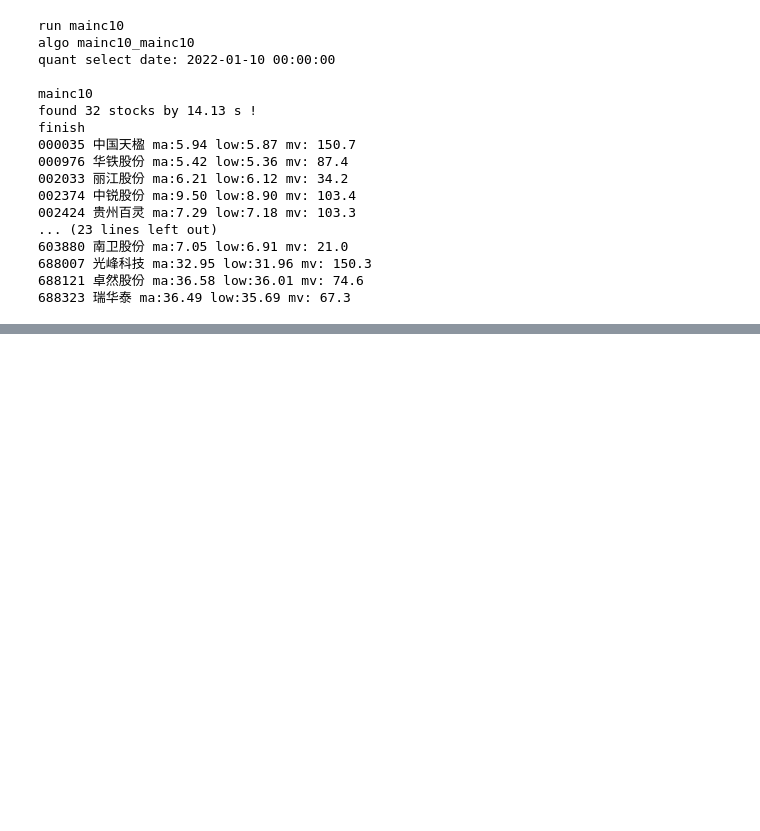
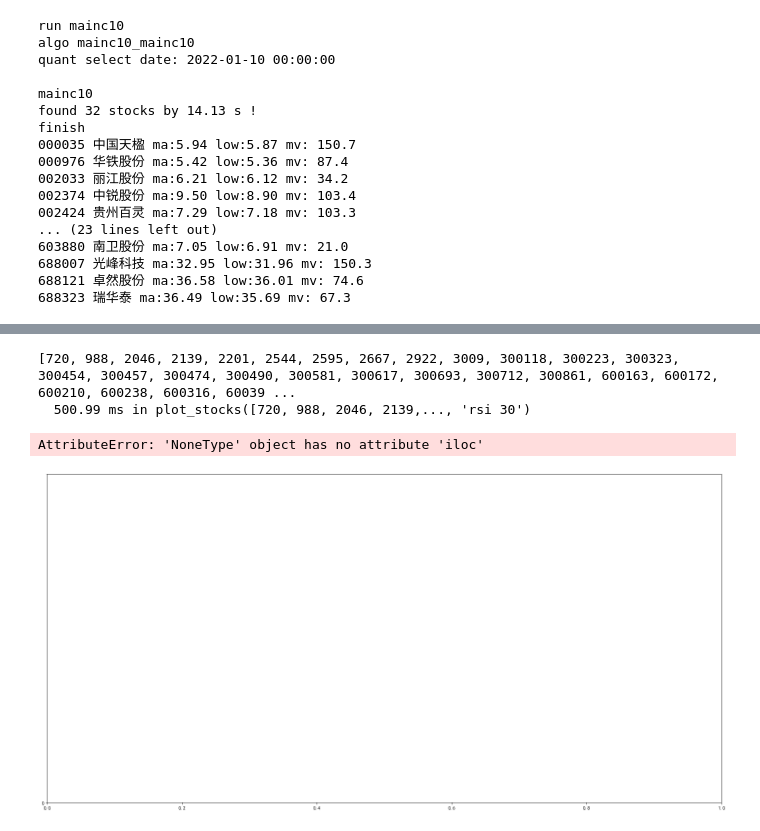
Before and after one commit to banlian/pyastock, a Jupyter notebook: quant_select_stock/algotest.ipynb, the cells around one changed output, grey strips where cells are left out. Cells and saved outputs as stored; diff of their text form; code cells hidden in the pictures; blank space fills up the shorter version.

```diff
--- a/quant_select_stock/algotest.ipynb
+++ b/quant_select_stock/algotest.ipynb
@@ -471,0 +886,23 @@ finish
+# %%
+from plot_multi_stocks import *
+
+import pandas
+
+cfg.savepath = r'.'
+cfg.algo = 2
+cfg.enable_filter = True
+cfg.ndays = 60
+
+
+df = pandas.read_csv('quant_select_stock_rsi_30_rsi_30_2022-01-14.csv', header=None, skiprows=1, skipfooter=1)
+
+stocks = df.iloc[:,0].tolist()
+
+print(stocks)
+
+plot_stocks(stocks, 'rsi 30')
+# %% [output]
+[720, 988, 2046, 2139, 2201, 2544, 2595, 2667, 2922, 3009, 300118, 300223, 300323, 300454, 300457, 300474, 300490, 300581, 300617, 300693, 300712, 300861, 600163, 600172, 600210, 600238, 600316, 60039 ...
+  500.99 ms in plot_stocks([720, 988, 2046, 2139,..., 'rsi 30')
+AttributeError: 'NoneType' object has no attribute 'iloc'
+[figure, added]
```
Also changed, not shown: parts of 15 cells of this notebook, 12 other files.
